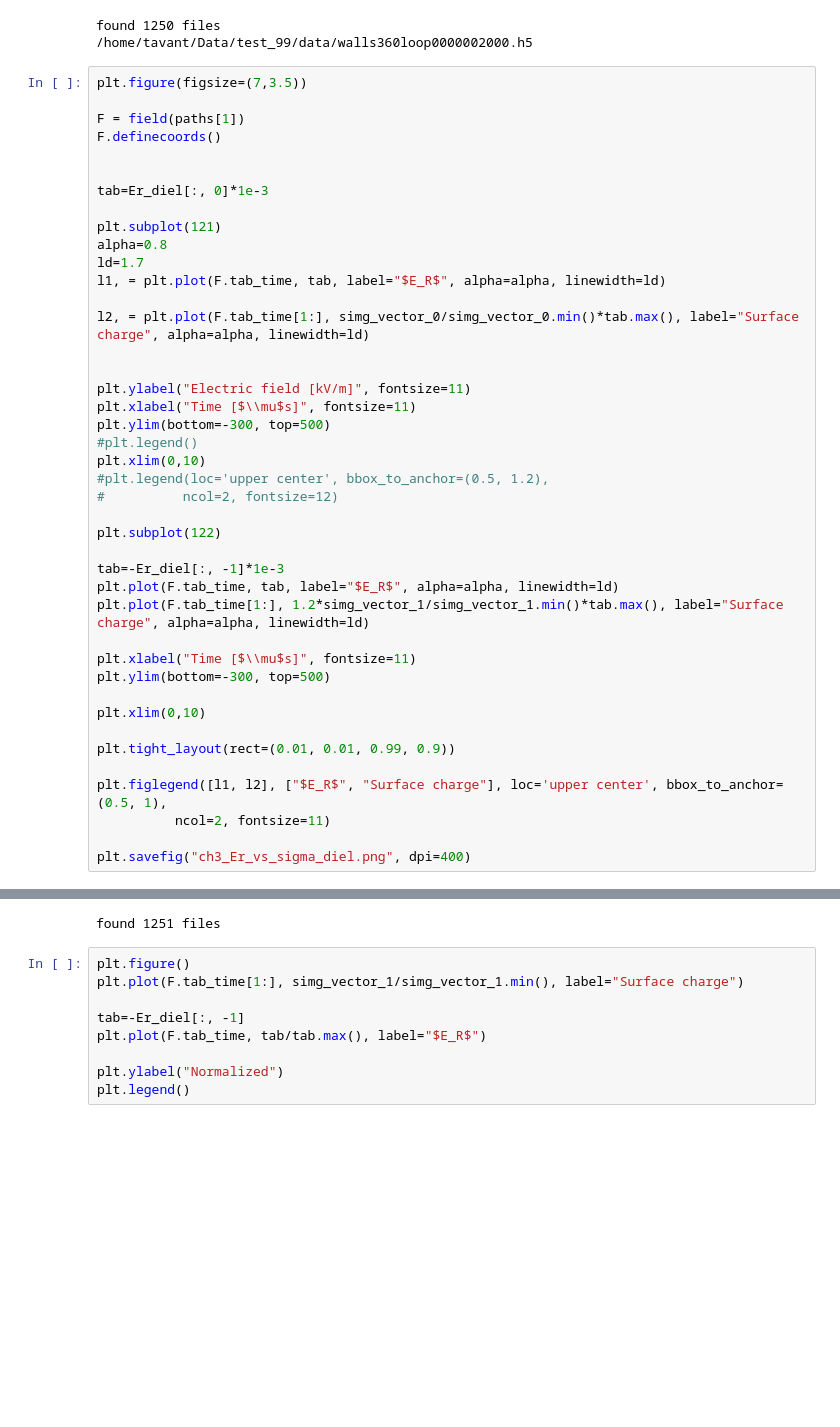
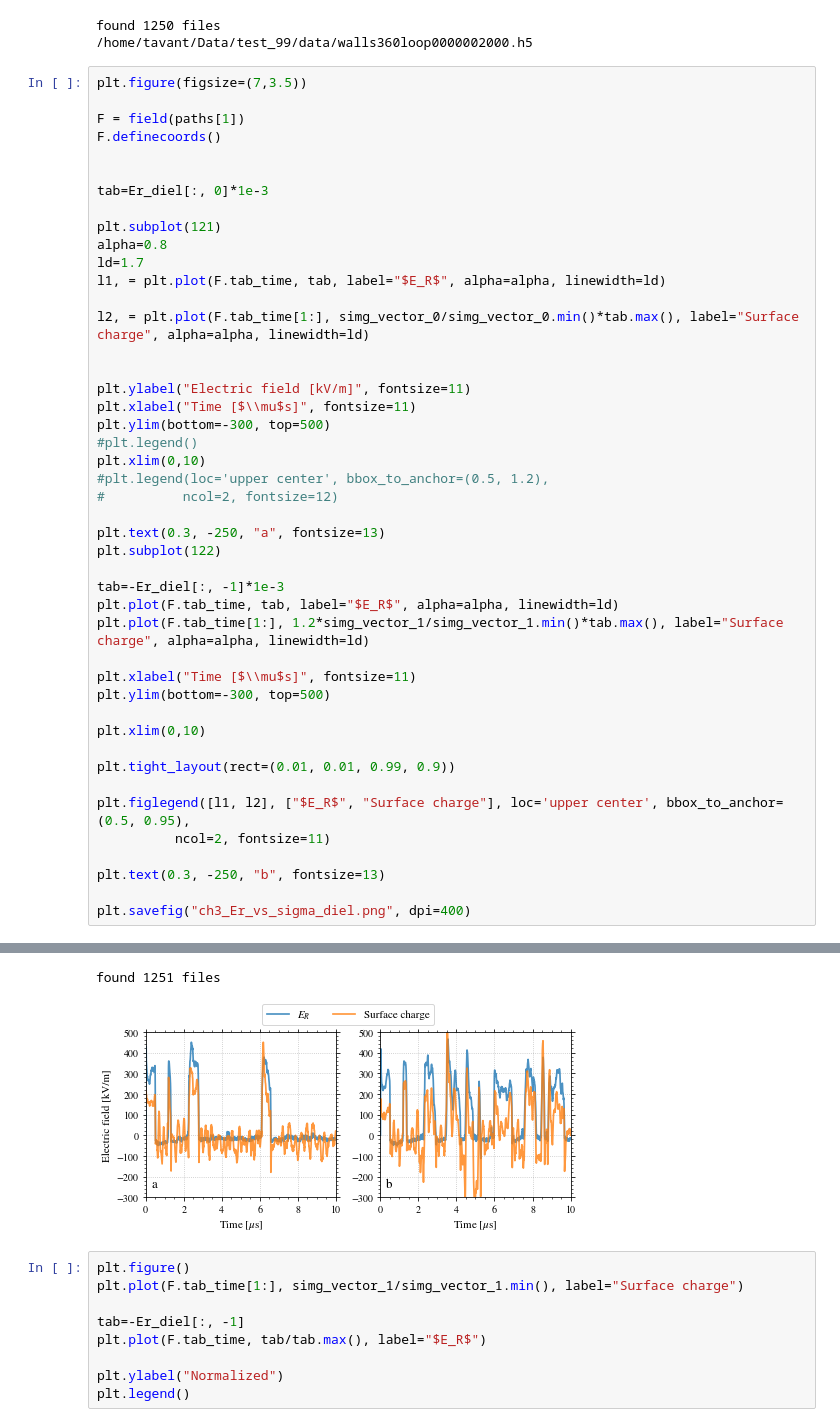
Before and after one commit to antoinetavant/PhD_thesis_manuscript, a Jupyter notebook: src/Chapitre2/figure/Dielectrics.ipynb, the cells around one changed output, grey strips where cells are left out. Saved outputs shown, nothing was run; the diff lists cells and outputs as text; blank space fills up the shorter version.

```diff
--- a/src/Chapitre2/figure/Dielectrics.ipynb
+++ b/src/Chapitre2/figure/Dielectrics.ipynb
@@ -632,6 +662,7 @@ plt.xlim(0,10)
 #plt.legend(loc='upper center', bbox_to_anchor=(0.5, 1.2),
 #          ncol=2, fontsize=12)
 
+plt.text(0.3, -250, "a", fontsize=13)
 plt.subplot(122)
 
 tab=-Er_diel[:, -1]*1e-3
@@ -645,8 +676,10 @@ plt.xlim(0,10)
 
 plt.tight_layout(rect=(0.01, 0.01, 0.99, 0.9))
 
-plt.figlegend([l1, l2], ["$E_R$", "Surface charge"], loc='upper center', bbox_to_anchor=(0.5, 1),
+plt.figlegend([l1, l2], ["$E_R$", "Surface charge"], loc='upper center', bbox_to_anchor=(0.5, 0.95),
           ncol=2, fontsize=11)
 
+plt.text(0.3, -250, "b", fontsize=13)
+
 plt.savefig("ch3_Er_vs_sigma_diel.png", dpi=400)
 # %% [output]
@@ -655,4 +686,5 @@ plt.savefig("ch3_Er_vs_sigma_diel.png", dpi=400)
 found 1251 files
+[figure, added]
 # %%
 plt.figure()
 plt.plot(F.tab_time[1:], simg_vector_1/simg_vector_1.min(), label="Surface charge")
```
Also changed, not shown: parts of 13 cells of this notebook, 6 other files.
